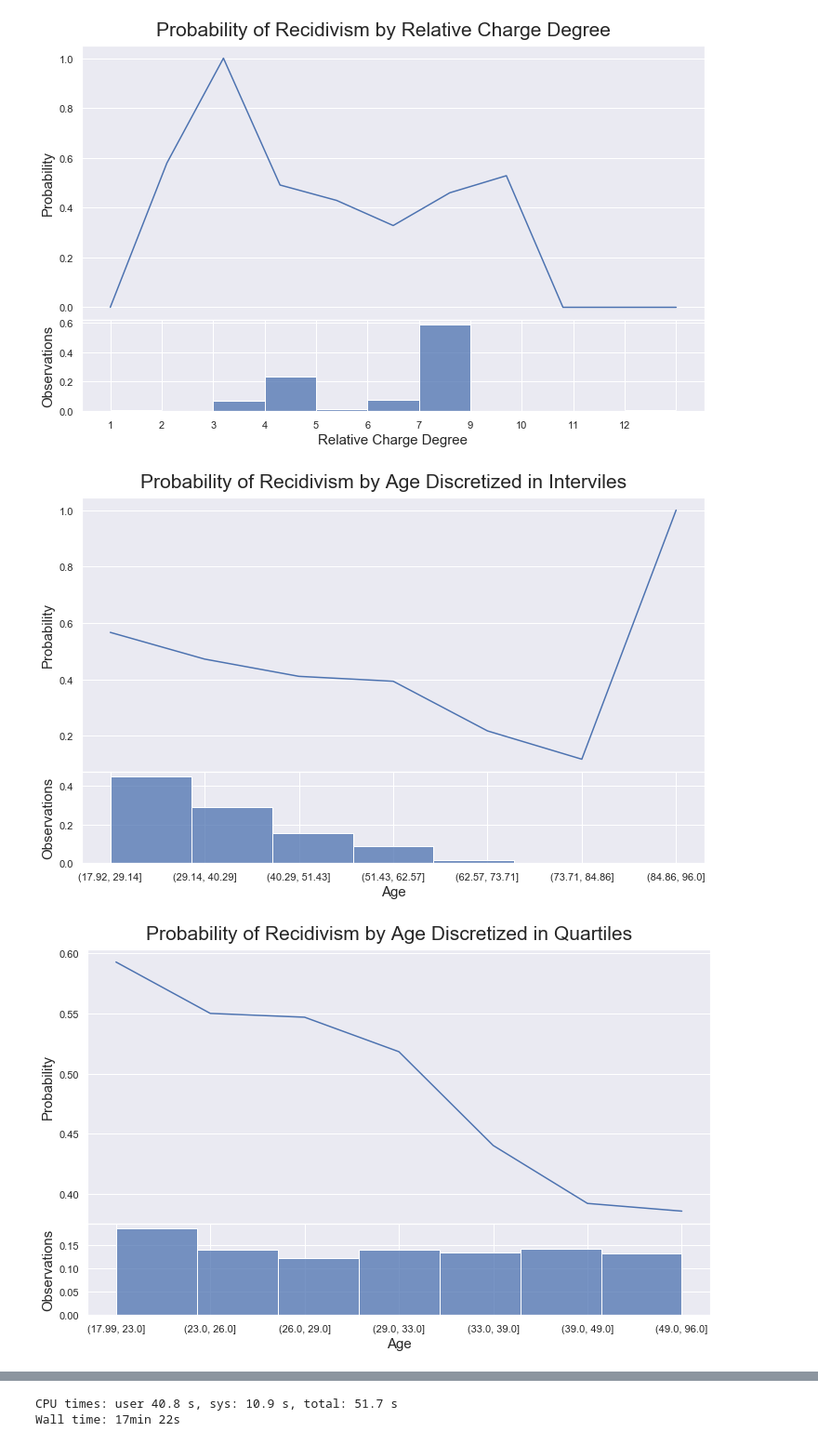
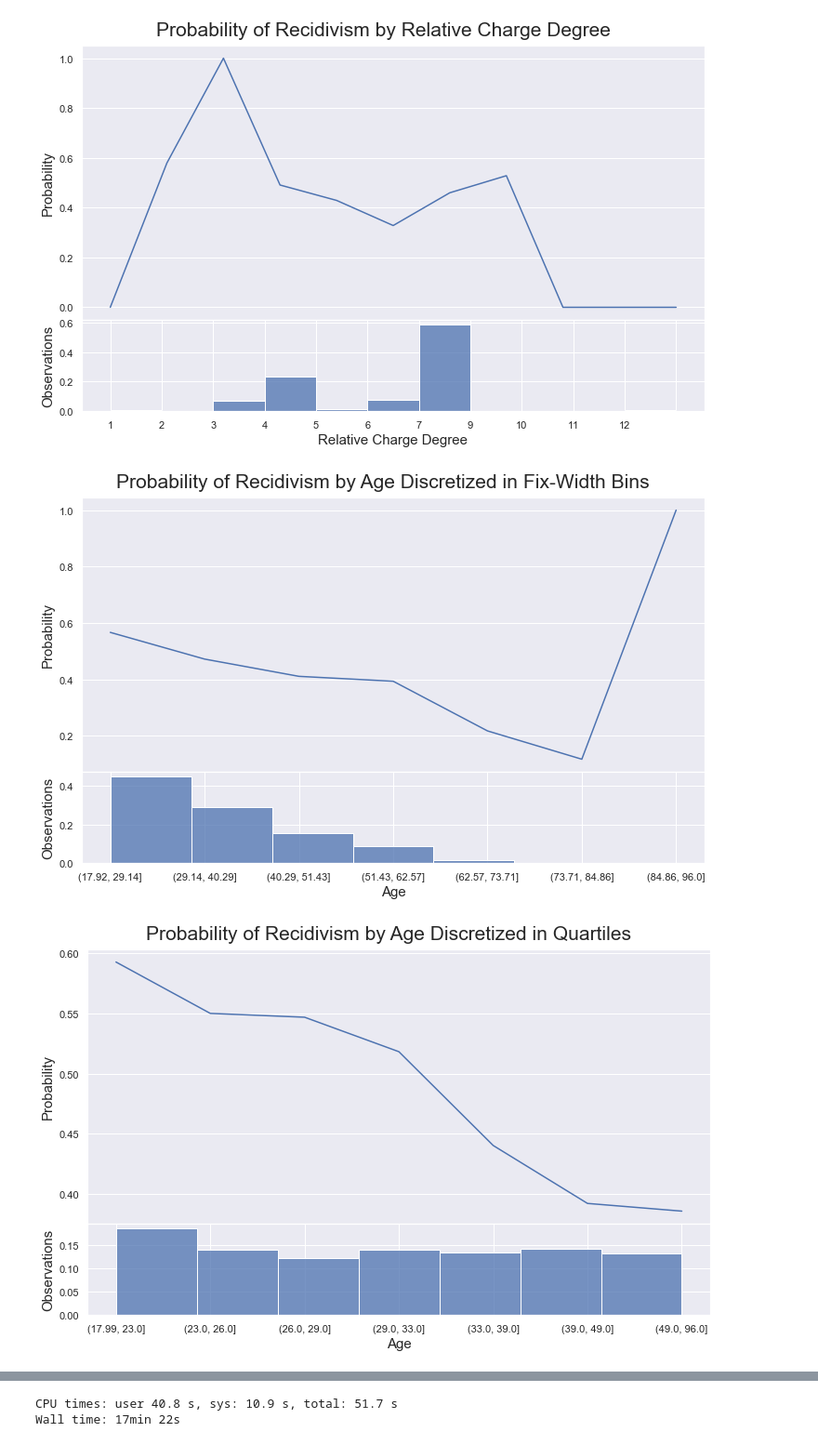
Before and after one commit to PacktPublishing/Interpretable-Machine-Learning-with-Python, a Jupyter notebook: Chapter12/Recidivism_part2.ipynb, the cells around one changed output, grey strips where cells are left out. Shown at 93% size. Saved outputs shown, nothing was run; the diff lists cells and outputs as text; code cells hidden in the pictures.

```diff
--- a/Chapter12/Recidivism_part2.ipynb
+++ b/Chapter12/Recidivism_part2.ipynb
@@ -101,11 +95,12 @@ elementwise comparison failed; returning scalar instead, but in the future will
 [figure]
 # %%
 mldatasets.plot_prob_progression(recidivism_df.age, recidivism_df.is_recid,\
-                     x_intervals=7, use_quartiles=False, xlabel='Age',\
-                     title='Probability of Recidivism by Age Discretized in Interviles')
+                                 x_intervals=7, use_quartiles=False, xlabel='Age',\
+                title='Probability of Recidivism by Age Discretized in Fix-Width Bins')
+
 mldatasets.plot_prob_progression(recidivism_df.age, recidivism_df.is_recid,\
-                     x_intervals=7, use_quartiles=True, xlabel='Age',\
-                     title='Probability of Recidivism by Age Discretized in Quartiles')
+                                 x_intervals=7, use_quartiles=True, xlabel='Age',\
+                title='Probability of Recidivism by Age Discretized in Quartiles')
 # %% [output]
-[figure, old version]
+[figure, new version]
-[figure, old version]
+[figure, new version]
```
Also changed, not shown: parts of 50 cells of this notebook, 1 other file.
